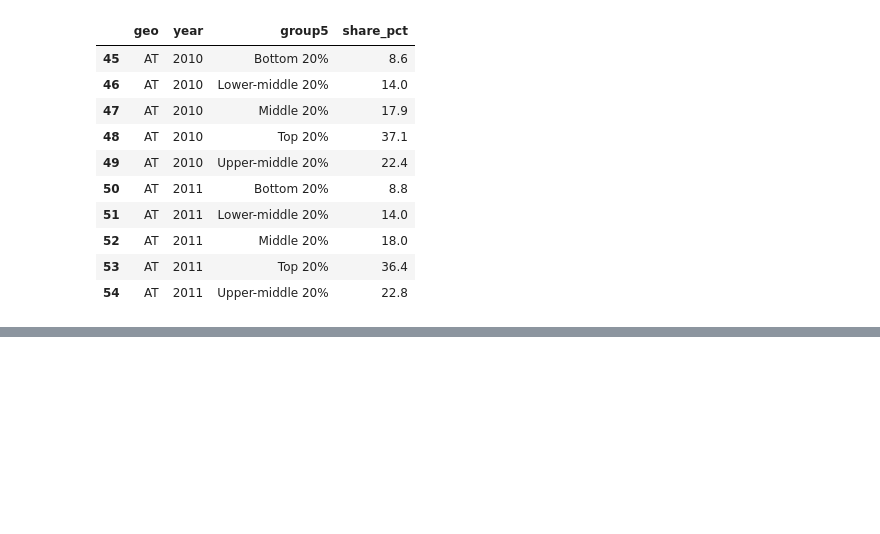
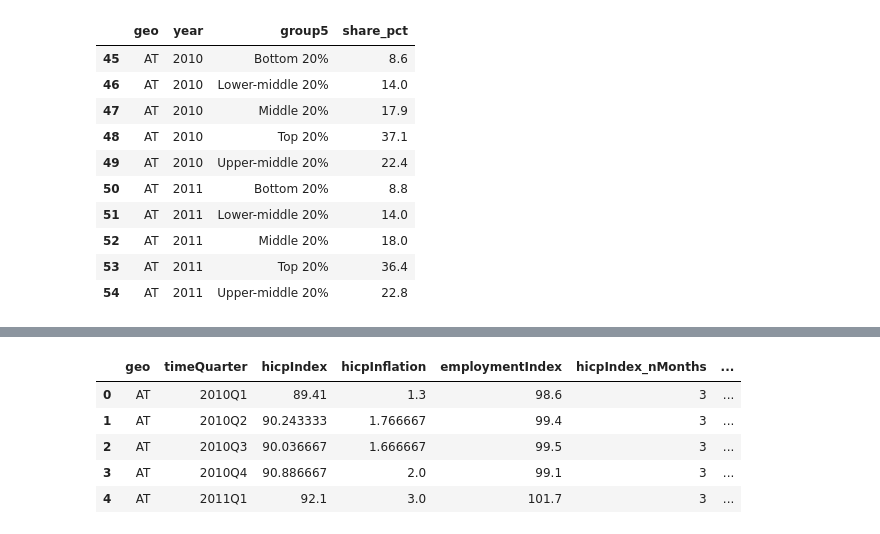
Before and after one commit to princebhanusteta/euro-macro-inflation-income, a Jupyter notebook: notebooks/03_eda_macro.ipynb, the cells around one changed output, grey strips where cells are left out. Cells and saved outputs as stored; diff of their text form; code cells hidden in the pictures; blank space fills up the shorter version.

```diff
--- a/notebooks/03_eda_macro.ipynb
+++ b/notebooks/03_eda_macro.ipynb
@@ -2741,0 +2889,89 @@ Saved combined table: /Users/princebhanusteta/Documents/Projects/euro-macro-infl
+# %%
+# FE-3: Build ML-ready quarterly base table (1 row per geo-quarter) and save
+# Requires: macro_w (2010–2024 windowed) and INCOME_Q5 from the previous cell
+
+from pathlib import Path
+
+# --- Paths (use your existing config vars if present) ---
+DATA_PROCESSED_OUT = globals().get("DATA_PROCESSED", globals().get("DATA_PROCESSED_DIR", Path("data_processed")))
+REPORTS_OUT = globals().get("REPORTS_DIR", Path("reports"))
+TABLES_OUT = REPORTS_OUT / "tables"
+
+DATA_PROCESSED_OUT.mkdir(parents=True, exist_ok=True)
+TABLES_OUT.mkdir(parents=True, exist_ok=True)
+
+# --- 1) Collapse macro_w to one row per geo-quarter (macro vars are repeated across quantiles) ---
+base_cols = [
+    "geo", "timeQuarter",
+    "hicpIndex", "hicpInflation", "employmentIndex",
+    "hicpIndex_nMonths", "hicpInflation_nMonths", "hicp_nMonths_min"
+]
+avail = [c for c in base_cols if c in macro_w.columns]
+print("Using macro columns:", avail)
+
+agg = {}
+for c in avail:
+    if c in ("geo", "timeQuarter"):
+        continue
+    if c.endswith("_nMonths"):
+        agg[c] = "max"
+    elif c.endswith("_min"):
+        agg[c] = "min"
+    else:
+        agg[c] = "mean"
+
+macro_base = (macro_w[avail]
+              .groupby(["geo", "timeQuarter"], as_index=False)
+              .agg(agg))
+
+# --- 2) Pivot income 5-groups to wide (one row per geo-quarter) ---
+income_wide = (INCOME_Q5
+               .pivot_table(index=["geo", "timeQuarter"], columns="group5", values="share_pct", aggfunc="mean")
+               .reset_index())
+
+rename_map = {
+    "Bottom 20%": "inc_share_bottom20",
+    "Lower-middle 20%": "inc_share_lowmid20",
+    "Middle 20%": "inc_share_mid20",
+    "Upper-middle 20%": "inc_share_upmid20",
+    "Top 20%": "inc_share_top20",
+}
+income_wide = income_wide.rename(columns=rename_map)
+
+# --- 3) Merge + basic time features ---
+ml0 = macro_base.merge(income_wide, on=["geo", "timeQuarter"], how="left")
+ml0["year"] = ml0["timeQuarter"].dt.year
+ml0["quarter"] = ml0["timeQuarter"].dt.quarter
+
+print("Rows before HICP coverage filter:", ml0.shape)
+
+# --- 4) Quality filter for "full quarter" macro data ---
+if "hicp_nMonths_min" in ml0.columns:
+    ml = ml0.loc[ml0["hicp_nMonths_min"].eq(3)].copy()
+else:
+    ml = ml0.copy()
+
+print("Rows after hicp_nMonths_min==3:", ml.shape)
+
+# --- 5) Simple derived inequality features (still interpretable) ---
+ml["inc_top_bottom_gap"] = ml["inc_share_top20"] - ml["inc_share_bottom20"]
+ml["inc_top_bottom_ratio"] = ml["inc_share_top20"] / ml["inc_share_bottom20"]
+
+# --- 6) Missingness snapshot ---
+miss = ml.isna().mean().sort_values(ascending=False)
+print("\nTop missingness rates:")
+display(miss.head(12))
+
+# --- 7) Save (processed + a copy in reports/tables) ---
+out_parquet = DATA_PROCESSED_OUT / "ml_macro_income_base_2010_2024.parquet"
+out_csv = TABLES_OUT / "ml_macro_income_base_2010_2024.csv"
+
+ml.to_parquet(out_parquet, index=False)
+ml.to_csv(out_csv, index=False)
+
+print("\nSaved:")
+print(" -", out_parquet)
+print(" -", out_csv)
+
+display(ml.head(5))
+# %% [output]
@@ -2741,0 +2999,6 @@ Saved combined table: /Users/princebhanusteta/Documents/Projects/euro-macro-infl
+|  | geo | timeQuarter | hicpIndex | hicpInflation | employmentIndex | hicpIndex_nMonths | ... |
+| 0 | AT | 2010Q1 | 89.41 | 1.3 | 98.6 | 3 | ... |
+| 1 | AT | 2010Q2 | 90.243333 | 1.766667 | 99.4 | 3 | ... |
+| 2 | AT | 2010Q3 | 90.036667 | 1.666667 | 99.5 | 3 | ... |
+| 3 | AT | 2010Q4 | 90.886667 | 2.0 | 99.1 | 3 | ... |
+| 4 | AT | 2011Q1 | 92.1 | 3.0 | 101.7 | 3 | ... |
```
Also changed, not shown: parts of 18 cells of this notebook, 8 other files.
